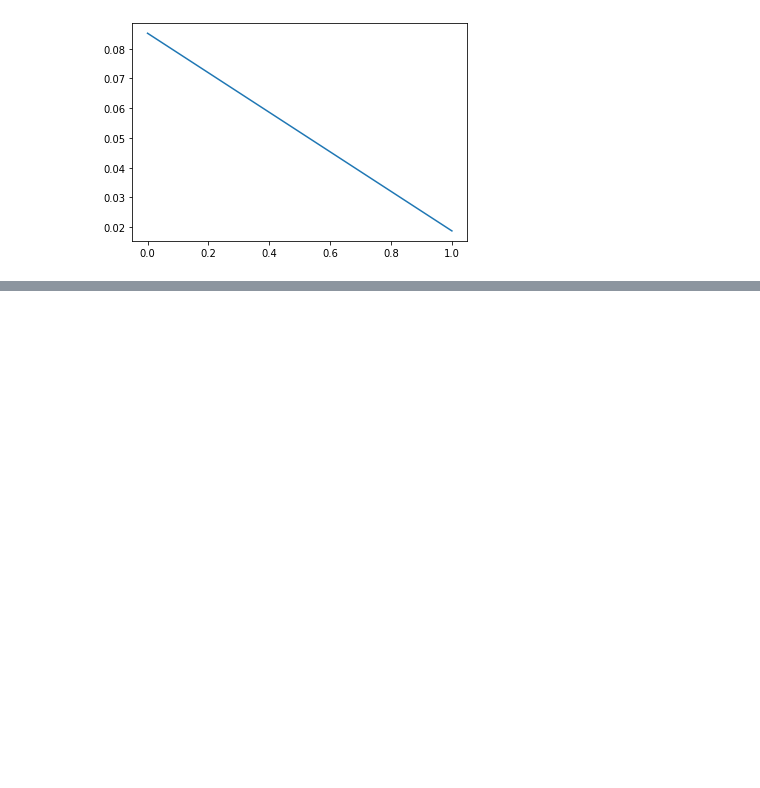
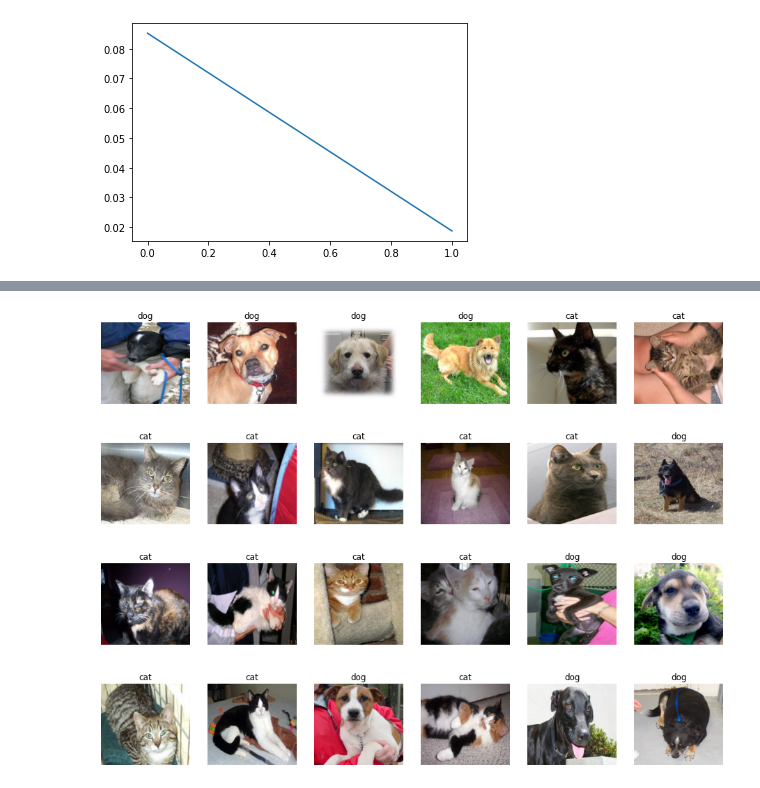
Before and after one commit to Gongsoo/Python3, a Jupyter notebook: Cat_vs_Dog_Pytorch.ipynb, the cells around one changed output, grey strips where cells are left out. Drawn from its saved outputs; the diff is of its cells as text; code cells hidden in the pictures; blank space fills up the shorter version.

```diff
--- a/Cat_vs_Dog_Pytorch.ipynb
+++ b/Cat_vs_Dog_Pytorch.ipynb
@@ -334,0 +364,34 @@ torch.save(model, f'/content/drive/MyDrive/model.pt')
+# %%
+submit_files = [f'{i}.jpg' for i in range(1, 12500+1)]
+submit_dataset = CustomDataset(submit_files, '/content/test1', mode='test', transform=test_transform)
+submit_loader = torch.utils.data.DataLoader(submit_dataset, batch_size=32, shuffle=False)
+# %%
+def predict(model, data_loader):
+    with torch.no_grad():
+        model.eval()
+        ret = None
+        for img, files in data_loader:
+            img = img.to(device)
+            pred = model(img)
+
+            if ret is None:
+                ret = pred.cpu().numpy()
+            else:
+                ret = np.vstack([ret, pred.cpu().numpy()])
+    return ret
+
+pred = predict(model, submit_loader)
+# %%
+pred_sample = pred[:24]
+
+img,file = next(iter(submit_loader))
+classes = {0:'cat',1:'dog'}
+fig = plt.figure(figsize=(16,24))
+for i in range(24) :
+  a = fig.add_subplot(4,6,i+1)
+  a.set_title(classes[round(pred_sample[i][0])])
+  a.axis('off')
+  a.imshow(np.transpose(img[i].numpy(),(1,2,0)))
+plt.subplots_adjust(bottom=0.2, top=0.6, hspace=0)
+# %% [output]
+[figure, added]
```
Also changed, not shown: parts of 2 cells of this notebook.
